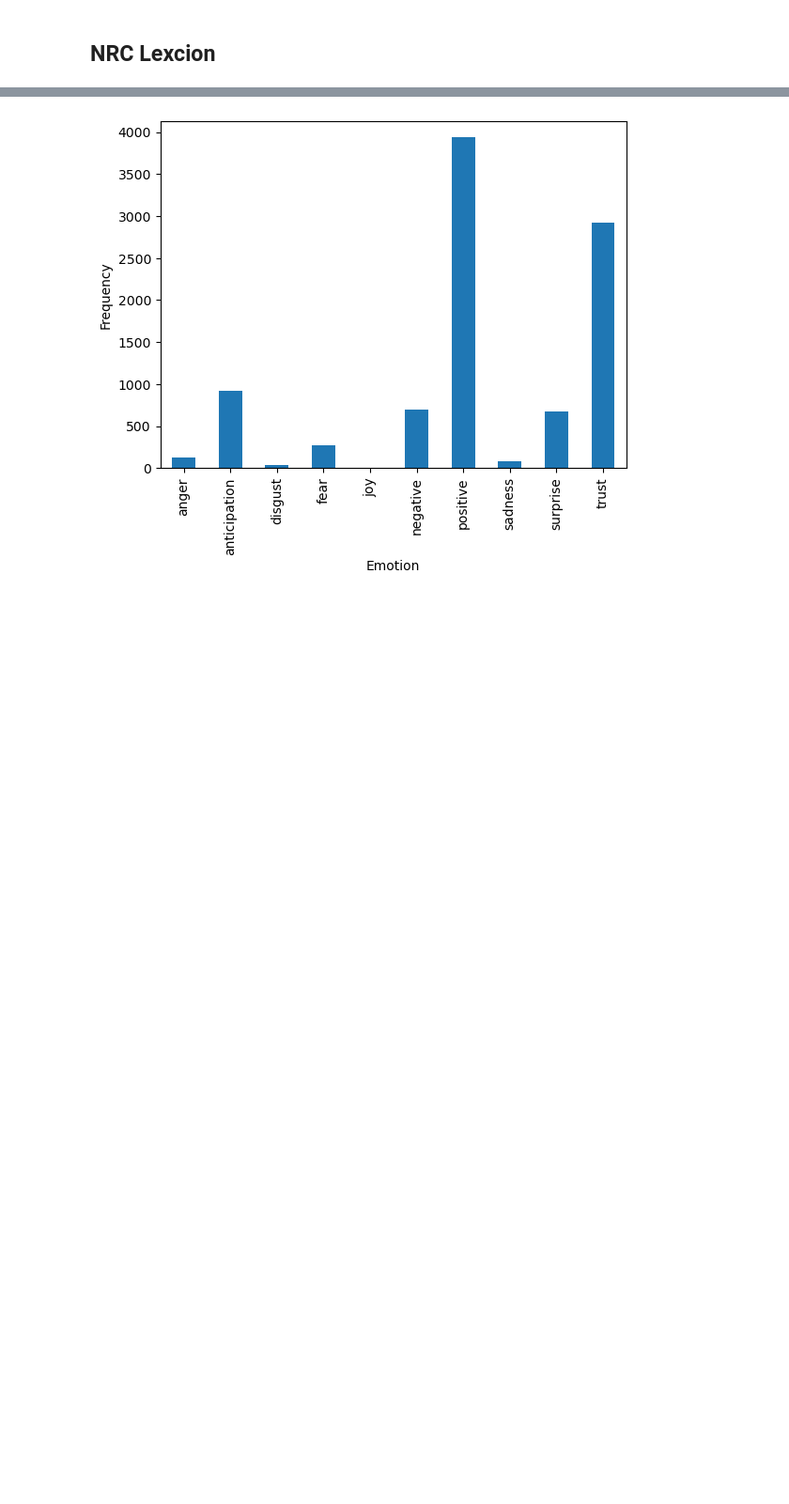
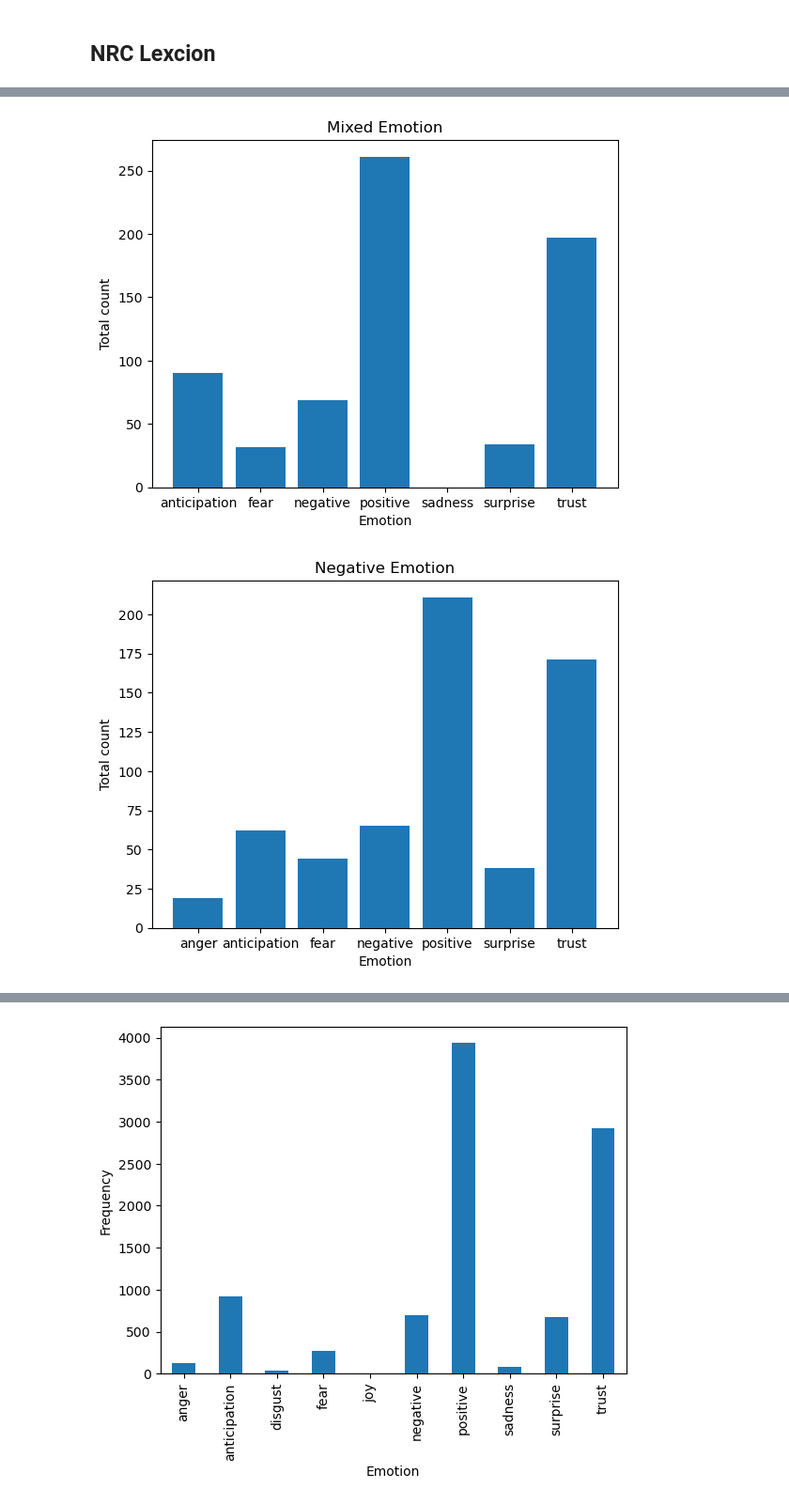
Before and after one commit to MiracleSkyHawk/RSM8415_GA1, a Jupyter notebook: RSM8415_GA1_Jesse.ipynb, the cells around one changed output, grey strips where cells are left out. Shown: that part at 94% size. Saved outputs shown, nothing was run; the diff lists cells and outputs as text; code cells hidden in the pictures; blank space fills up the shorter version.

```diff
--- a/RSM8415_GA1_Jesse.ipynb
+++ b/RSM8415_GA1_Jesse.ipynb
@@ -256,3 +256,15 @@ df.head(3)
 | 0 | Trip Advisor | 3612 | 2014-04-30 | To commercial | reativly new temple big hindu ver... | 2 | NEGATIVE | -0.001931 | ... |
 | 1 | Trip Advisor | 9573519851 | 2015-07-24 | ?Amazing temple in Bangalore? | friends enjoyed lot iskcon temple... | 5 | POSITIVE | 0.029412 | ... |
 | 2 | Trip Advisor | ???? ? | 2016-07-28 | A well maintained temple | otherworldly vibrations throuout ... | 5 | POSITIVE | 0.030864 | ... |
+# %%
+emo_1 = df.groupby(['REVIEW TYPE', 'Emotion_1'])[['Emotions']].count().reset_index()
+emo_1.columns = ['REVIEW TYPE', 'Emotion', 'Count']
+emo_2 = df.groupby(['REVIEW TYPE', 'Emotion_2'])[['Emotions']].count().reset_index()
+emo_2.columns = ['REVIEW TYPE', 'Emotion', 'Count']
+emo_3 = df.groupby(['REVIEW TYPE', 'Emotion_3'])[['Emotions']].count().reset_index()
+emo_3.columns = ['REVIEW TYPE', 'Emotion', 'Count']
+# %%
+merged = pd.merge(emo_1, emo_2, on=['REVIEW TYPE', 'Emotion'], how='left')
+merged = pd.merge(merged, emo_3, on=['REVIEW TYPE', 'Emotion'], how='left')
+merged['total count'] = merged['Count_x']+merged['Count_y']+merged['Count']
+merged
@@ -258,0 +289,11 @@ df.head(3)
+# %%
+groups = merged.groupby('REVIEW TYPE')
+for name, group in groups:
+    plt.bar(group['Emotion'], group['total count'])
+    plt.title(name.capitalize() + ' Emotion')
+    plt.xlabel('Emotion')
+    plt.ylabel('Total count')
+    plt.show()
+# %% [output]
+[figure, added]
+[figure, added]
```
Also changed, not shown: parts of 2 cells of this notebook.
